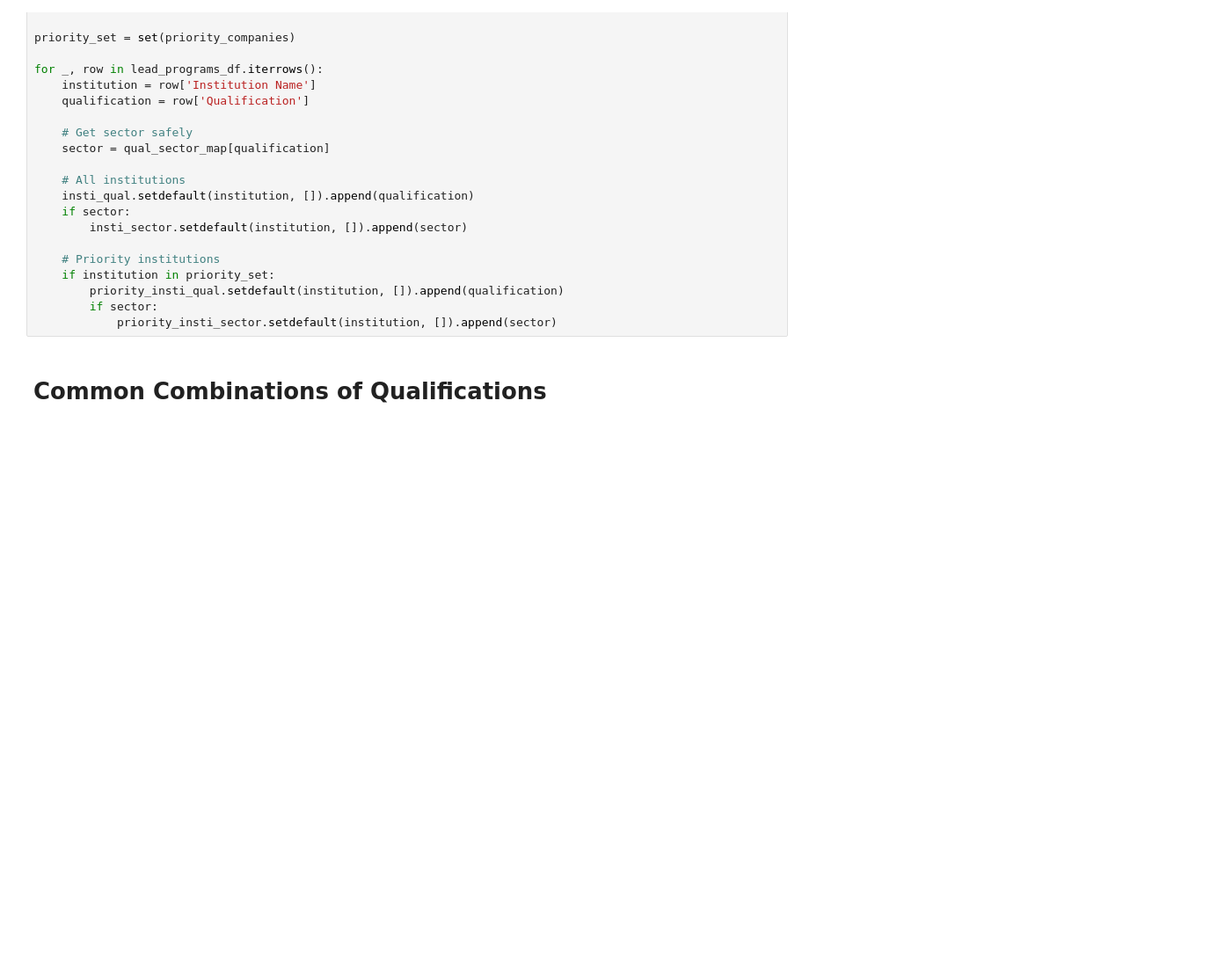
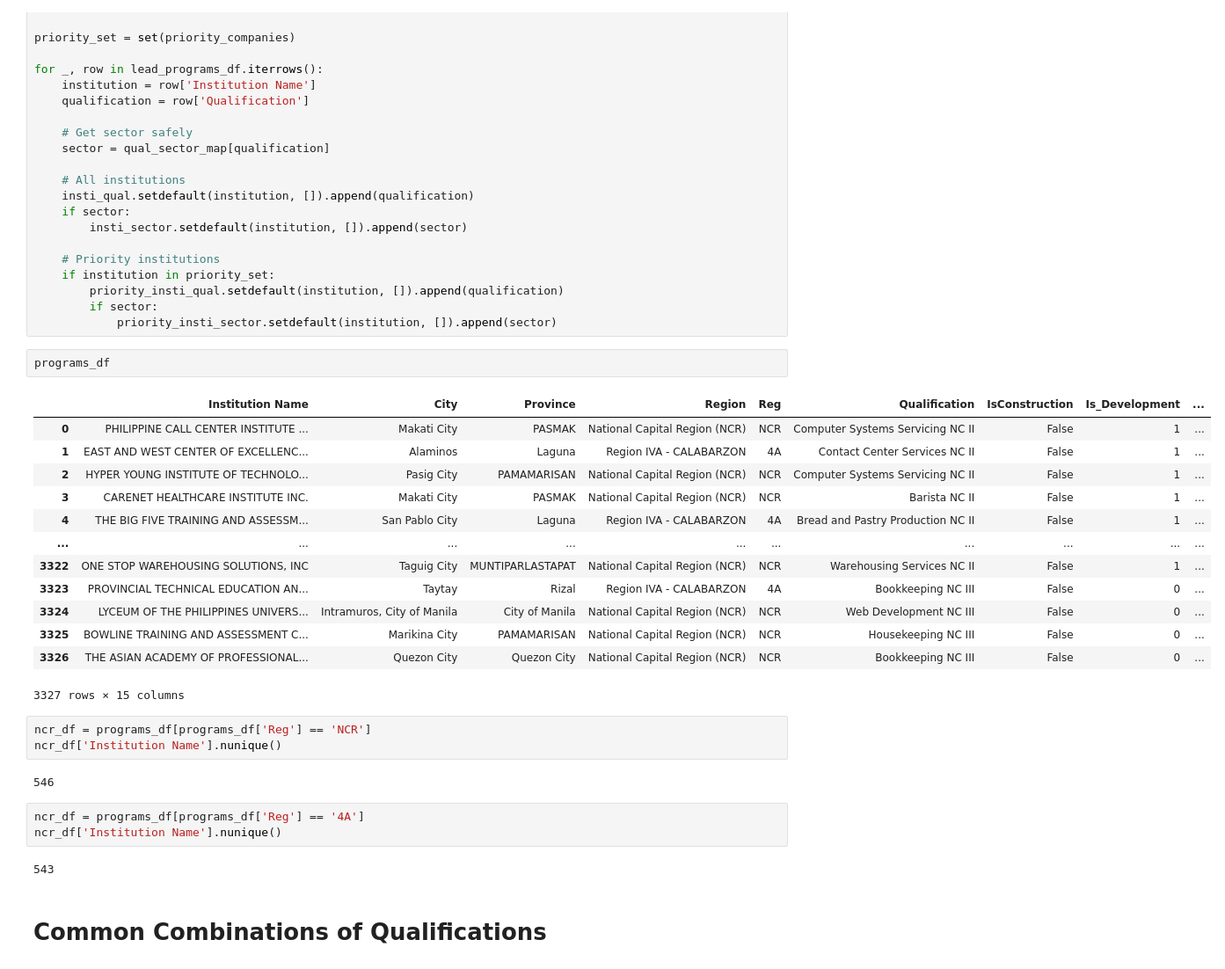
Before and after one commit to BSDSBA-JF/wadwani_intern, a Jupyter notebook: 09_LEADS/accepted_schools_eda.ipynb, the cells around one changed output. Shown at 88% size. Saved outputs shown, nothing was run; the diff lists cells and outputs as text; blank space fills up the shorter version.

```diff
--- a/09_LEADS/accepted_schools_eda.ipynb
+++ b/09_LEADS/accepted_schools_eda.ipynb
@@ -52,6 +52,32 @@ for _, row in lead_programs_df.iterrows():
         priority_insti_qual.setdefault(institution, []).append(qualification)
         if sector:
             priority_insti_sector.setdefault(institution, []).append(sector)
+# %%
+programs_df
+# %% [output]
+|  | Institution Name | City | Province | Region | Reg | Qualification | IsConstruction | Is_Development | ... |
+| 0 | PHILIPPINE CALL CENTER INSTITUTE ... | Makati City | PASMAK | National Capital Region (NCR) | NCR | Computer Systems Servicing NC II | False | 1 | ... |
+| 1 | EAST AND WEST CENTER OF EXCELLENC... | Alaminos | Laguna | Region IVA - CALABARZON | 4A | Contact Center Services NC II | False | 1 | ... |
+| 2 | HYPER YOUNG INSTITUTE OF TECHNOLO... | Pasig City | PAMAMARISAN | National Capital Region (NCR) | NCR | Computer Systems Servicing NC II | False | 1 | ... |
+| 3 | CARENET HEALTHCARE INSTITUTE INC. | Makati City | PASMAK | National Capital Region (NCR) | NCR | Barista NC II | False | 1 | ... |
+| 4 | THE BIG FIVE TRAINING AND ASSESSM... | San Pablo City | Laguna | Region IVA - CALABARZON | 4A | Bread and Pastry Production NC II | False | 1 | ... |
+| ... | ... | ... | ... | ... | ... | ... | ... | ... | ... |
+| 3322 | ONE STOP WAREHOUSING SOLUTIONS, INC | Taguig City | MUNTIPARLASTAPAT | National Capital Region (NCR) | NCR | Warehousing Services NC II | False | 1 | ... |
+| 3323 | PROVINCIAL TECHNICAL EDUCATION AN... | Taytay | Rizal | Region IVA - CALABARZON | 4A | Bookkeeping NC III | False | 0 | ... |
+| 3324 | LYCEUM OF THE PHILIPPINES UNIVERS... | Intramuros, City of Manila | City of Manila | National Capital Region (NCR) | NCR | Web Development NC III | False | 0 | ... |
+| 3325 | BOWLINE TRAINING AND ASSESSMENT C... | Marikina City | PAMAMARISAN | National Capital Region (NCR) | NCR | Housekeeping NC III | False | 0 | ... |
+| 3326 | THE ASIAN ACADEMY OF PROFESSIONAL... | Quezon City | Quezon City | National Capital Region (NCR) | NCR | Bookkeeping NC III | False | 0 | ... |
+3327 rows × 15 columns
+# %%
+ncr_df = programs_df[programs_df['Reg'] == 'NCR']
+ncr_df['Institution Name'].nunique()
+# %% [output]
+546
+# %%
+ncr_df = programs_df[programs_df['Reg'] == '4A']
+ncr_df['Institution Name'].nunique()
+# %% [output]
+543
 # %% [markdown]
 # Common Combinations of Qualifications
 # %%
```
Also changed, not shown: parts of 6 cells of this notebook, 14 other files.
